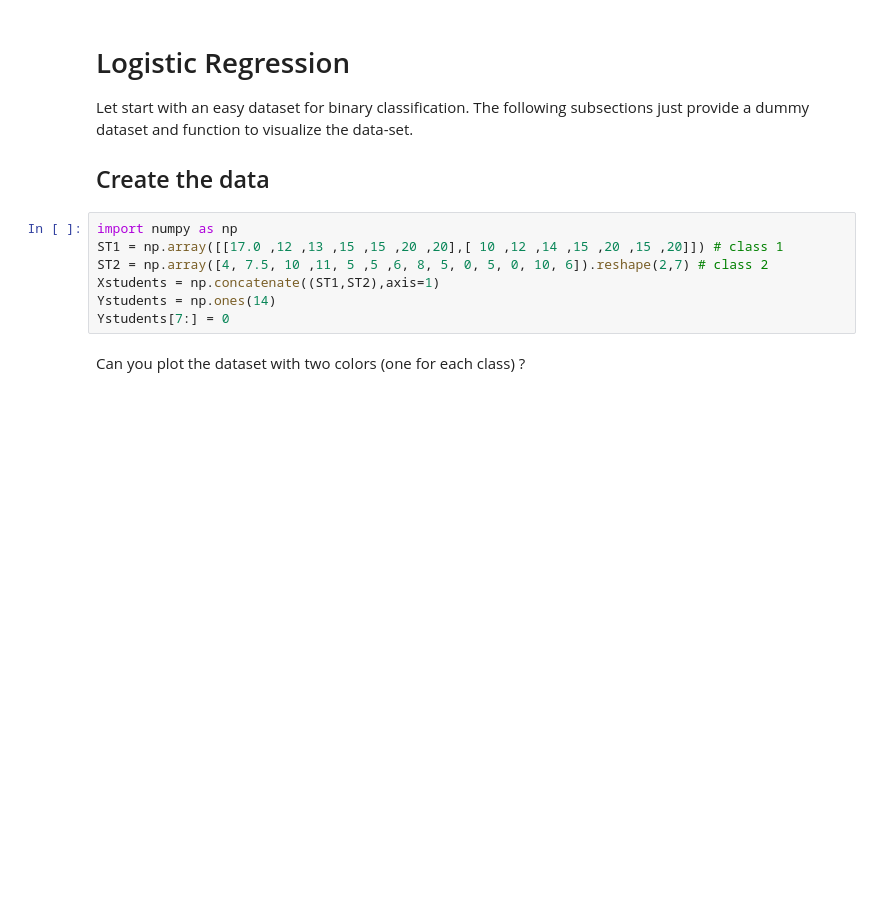
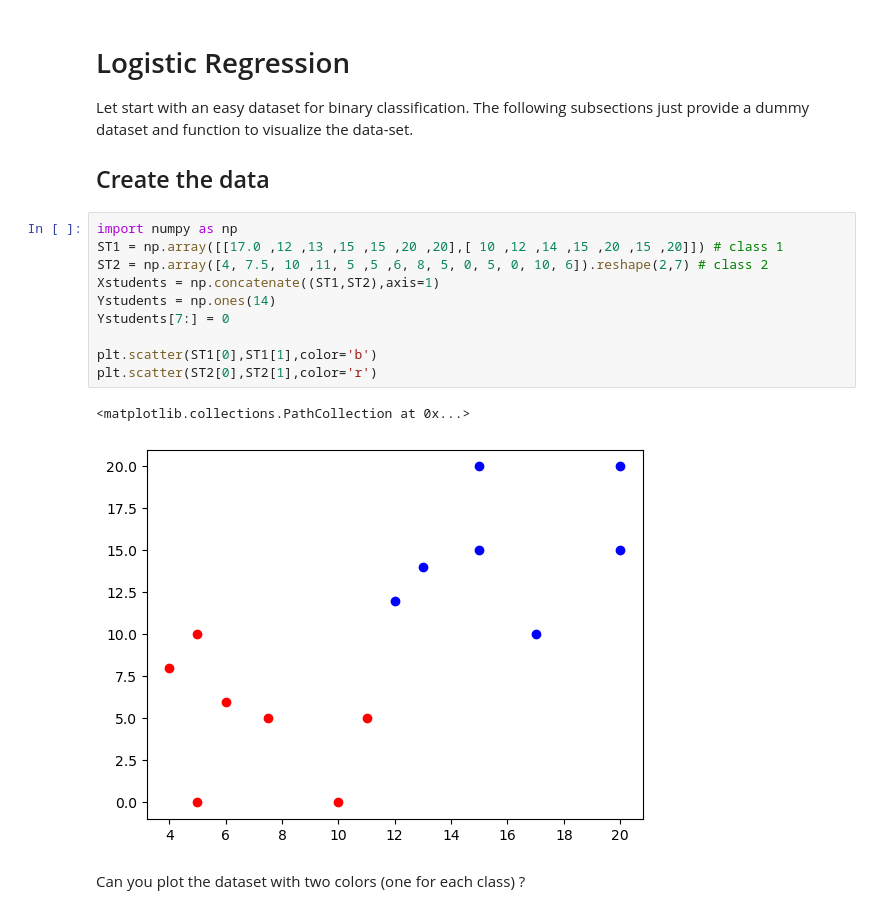
Before and after one commit to caalec/Deep-Learning, a Jupyter notebook: DL2A-pytorch-intro.ipynb, the cells around one changed output. Drawn from its saved outputs; the diff is of its cells as text; blank space fills up the shorter version.

```diff
--- a/DL2A-pytorch-intro.ipynb
+++ b/DL2A-pytorch-intro.ipynb
@@ -268,10 +675,16 @@ Let start with an easy dataset for binary classification. The following subsecti
 # %%
 import numpy as np
 ST1 = np.array([[17.0 ,12 ,13 ,15 ,15 ,20 ,20],[ 10 ,12 ,14 ,15 ,20 ,15 ,20]]) # class 1
 ST2 = np.array([4, 7.5, 10 ,11, 5 ,5 ,6, 8, 5, 0, 5, 0, 10, 6]).reshape(2,7) # class 2
 Xstudents = np.concatenate((ST1,ST2),axis=1)
 Ystudents = np.ones(14)
 Ystudents[7:] = 0
+
+plt.scatter(ST1[0],ST1[1],color='b')
+plt.scatter(ST2[0],ST2[1],color='r')
+# %% [output]
+<matplotlib.collections.PathCollection at 0x...>
+[figure, added]
 # %% [markdown]
 Can you plot the dataset with two colors (one for each class) ?
 # %% [markdown]
```
Also changed, not shown: parts of 54 cells of this notebook.
